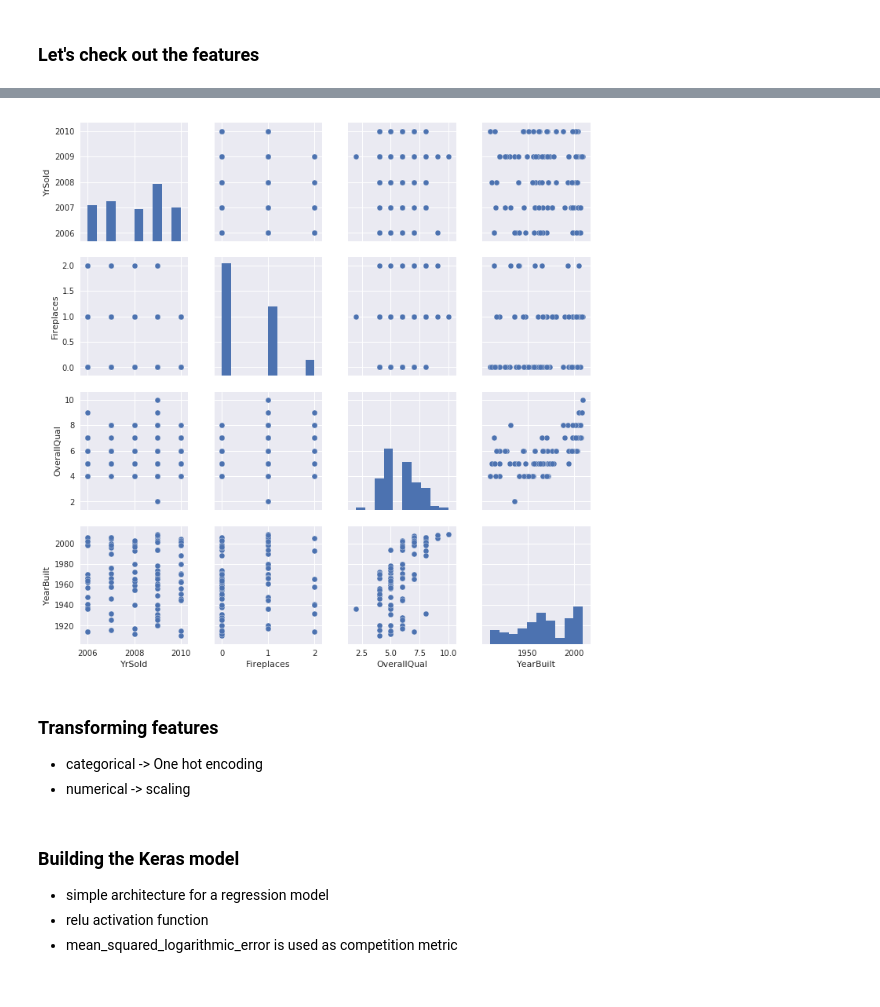
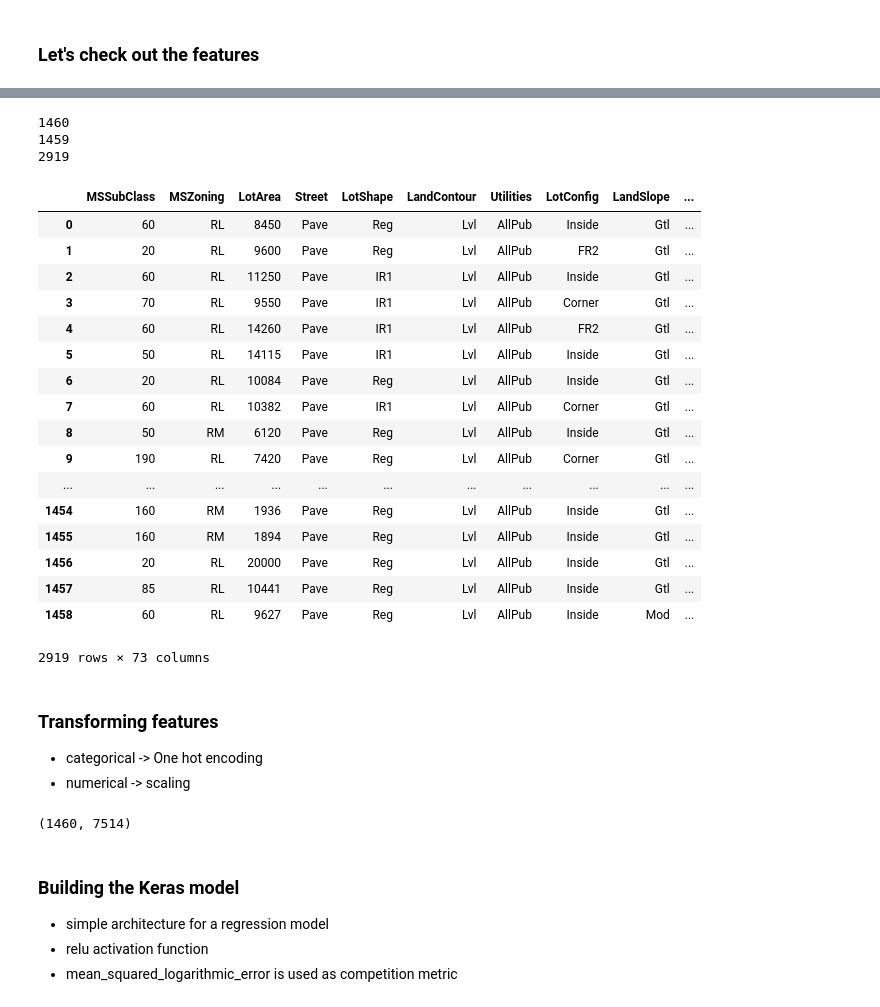
Before and after one commit to dorianb96/House-Prices-Advanced-Regression-Techniques, a Jupyter notebook: HousePrices.ipynb, the cells around one changed output, grey strips where cells are left out. Saved outputs shown, nothing was run; the diff lists cells and outputs as text; code cells hidden in the pictures.

```diff
--- a/HousePrices.ipynb
+++ b/HousePrices.ipynb
@@ -20,3 +22,9 @@ x_test_ids = x_test_raw['Id']
 x_test_raw = x_test_raw.drop('Id',axis=1)
 y_train = train_data['SalePrice']
 x_train_raw = train_data.drop('SalePrice',axis=1)
+x_train_raw.dropna(thresh= len(x_train_raw)*0.90, axis=1,inplace=True)
+diff = set(x_test_raw.columns)-set(x_train_raw.columns)
+x_test_raw.drop(diff ,axis=1,inplace=True)
+# %%
+pd.set_option('display.max_columns', 500)
+x_test_raw.head(2)
@@ -45,5 +36,0 @@ Index(['MSSubClass', 'MSZoning', 'LotFrontage', 'LotArea', 'Street', 'Alley',
-# %%
-matplotlib.rc('font', family='DejaVu Sans')
-sns.pairplot(x_train_raw[['YrSold','Fireplaces','OverallQual','YearBuilt','HouseStyle']].sample(100), size=2.5);
-# %% [output]
-[figure, removed]
@@ -50,12 +43,42 @@ sns.pairplot(x_train_raw[['YrSold','Fireplaces','OverallQual','YearBuilt','House
+# %%
+print(len(x_train_raw))
+print(len(x_test_raw))
+all_data = pd.concat([x_train_raw, x_test_raw])
+
+print(len(all_data))
+# %% [output]
+1460
+1459
+2919
+# %%
+all_data
+# %% [output]
+|  | MSSubClass | MSZoning | LotArea | Street | LotShape | LandContour | Utilities | LotConfig | LandSlope | ... |
+| 0 | 60 | RL | 8450 | Pave | Reg | Lvl | AllPub | Inside | Gtl | ... |
+| 1 | 20 | RL | 9600 | Pave | Reg | Lvl | AllPub | FR2 | Gtl | ... |
+| 2 | 60 | RL | 11250 | Pave | IR1 | Lvl | AllPub | Inside | Gtl | ... |
+| 3 | 70 | RL | 9550 | Pave | IR1 | Lvl | AllPub | Corner | Gtl | ... |
+| 4 | 60 | RL | 14260 | Pave | IR1 | Lvl | AllPub | FR2 | Gtl | ... |
+| 5 | 50 | RL | 14115 | Pave | IR1 | Lvl | AllPub | Inside | Gtl | ... |
+| 6 | 20 | RL | 10084 | Pave | Reg | Lvl | AllPub | Inside | Gtl | ... |
+| 7 | 60 | RL | 10382 | Pave | IR1 | Lvl | AllPub | Corner | Gtl | ... |
+| 8 | 50 | RM | 6120 | Pave | Reg | Lvl | AllPub | Inside | Gtl | ... |
+| 9 | 190 | RL | 7420 | Pave | Reg | Lvl | AllPub | Corner | Gtl | ... |
+| ... | ... | ... | ... | ... | ... | ... | ... | ... | ... | ... |
+| 1454 | 160 | RM | 1936 | Pave | Reg | Lvl | AllPub | Inside | Gtl | ... |
+| 1455 | 160 | RM | 1894 | Pave | Reg | Lvl | AllPub | Inside | Gtl | ... |
+| 1456 | 20 | RL | 20000 | Pave | Reg | Lvl | AllPub | Inside | Gtl | ... |
+| 1457 | 85 | RL | 10441 | Pave | Reg | Lvl | AllPub | Inside | Gtl | ... |
+| 1458 | 60 | RL | 9627 | Pave | Reg | Lvl | AllPub | Inside | Mod | ... |
+2919 rows × 73 columns
 # %% [markdown]
 ### Transforming features
 -  categorical -> One hot encoding
 - numerical -> scaling
 # %%
 ## popravi ovo, dobit ces los model zbog toga !!
-categorical_columns = x_train_raw.columns
 
-for i in x_train_raw.categorical_columns:
+for i in x_train_raw.columns:
     x_train_raw[i] = x_train_raw[i].astype(str)
     x_test_raw[i] = x_test_raw[i].astype(str)
 
@@ -66,6 +89,9 @@ x_train = dv.transform(x_train_raw.to_dict( orient = 'records' ))
 x_test = dv.transform(x_test_raw.to_dict( orient = 'records' ))
 
 assert(x_train.shape[1] == x_test.shape[1])
+print(x_train.shape)
+# %% [output]
+(1460, 7514)
 # %% [markdown]
 ### Building the Keras model
 - simple architecture for a regression model
```
Also changed, not shown: parts of 8 cells of this notebook.
